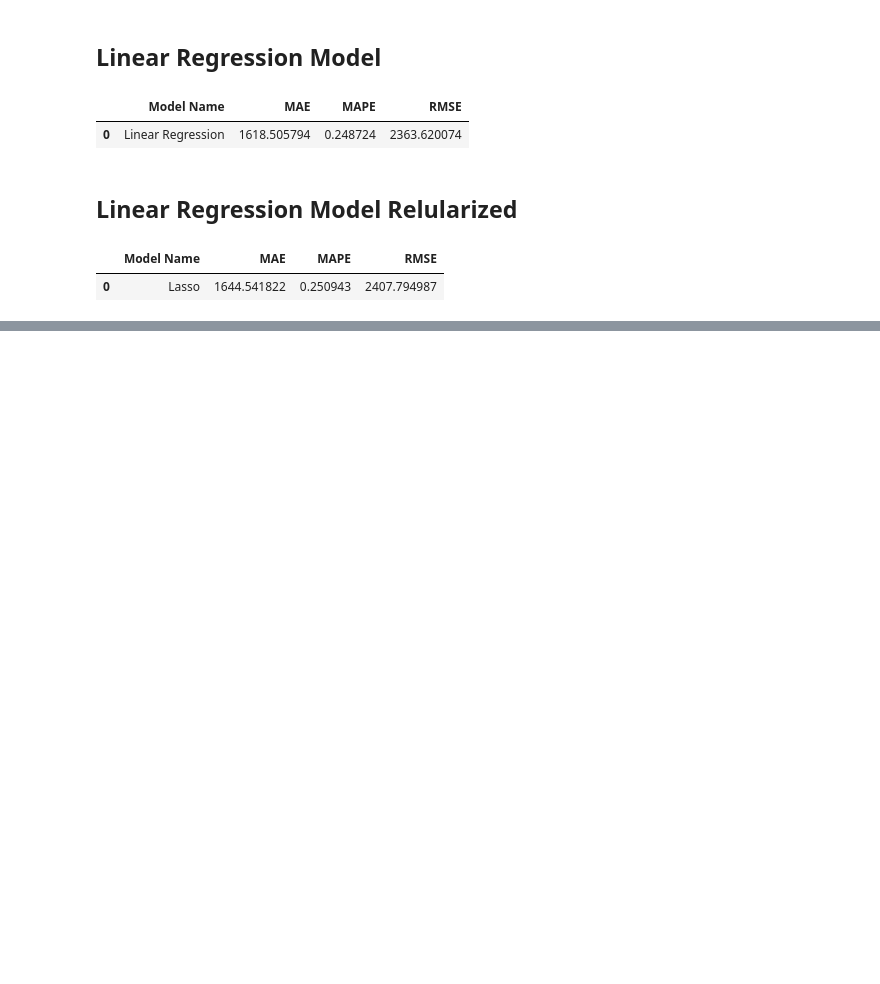
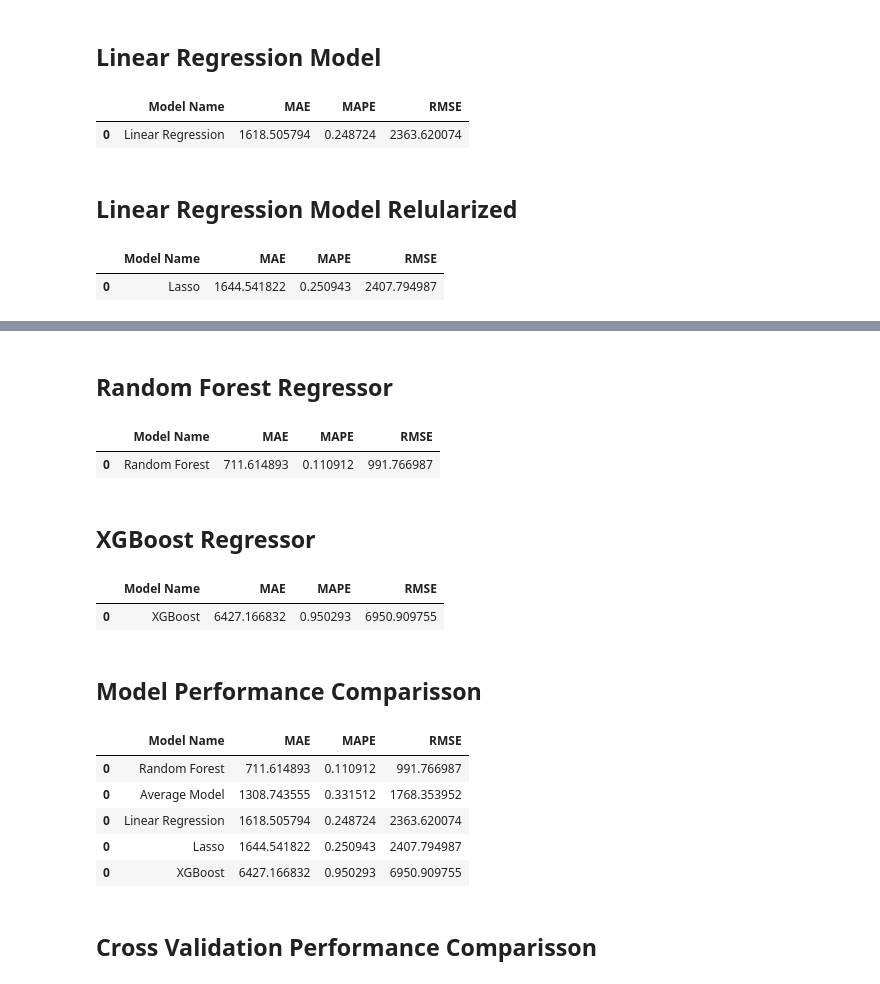
Before and after one commit to enerdb/Store-Sales-Prediction, a Jupyter notebook: store_sales_prediction.ipynb, the cells around one changed output, grey strips where cells are left out. Cells and saved outputs as stored; diff of their text form; code cells hidden in the pictures; blank space fills up the shorter version.

```diff
--- a/store_sales_prediction.ipynb
+++ b/store_sales_prediction.ipynb
@@ -7,8 +7,14 @@ Submissions are evaluated on the Root Mean Square Percentage Error.
 # %% [markdown]
 ## Initial Parameters
 # %%
-show_graphics = 0
-run_boruta = 0
+show_graphics = False
+
+run_boruta = False
+
+fine_tunning = False
+
+# store_fraction reduces the number of stores to train n times
+store_fraction = 17
 # %% [markdown]
 # 0.0 IMPORTS
 # %%
@@ -124,7 +179,7 @@ Most of the fields are self-explanatory. The following are descriptions for thos
 * Promo2Since[Year/Week] - describes the year and calendar week when the store started participating in Promo2
 * PromoInterval - describes the consecutive intervals Promo2 is started, naming the months the promotion is started anew. E.g. "Feb,May,Aug,Nov" means each round starts in February, May, August, November of any given year for that store
 # %%
-df1 = df_raw[df_raw['Store'] % 17 ==0].copy()
+df1 = df_raw[df_raw['Store'] % store_fraction ==0].copy()
 # %% [markdown]
 ## 1.1 Rename Columns
 # %%
@@ -796,0 +847,48 @@ lrr_result
+# %% [markdown]
+## Random Forest Regressor
+# %%
+# model
+rf = RandomForestRegressor(n_estimators=100, n_jobs=-1, random_state=42).fit(X_train, y_train)
+
+# prediction
+yhat_rf = rf.predict(X_test)
+
+# performance
+rf_result = ml_error('Random Forest', np.expm1(y_test), np.expm1(yhat_rf))
+rf_result
+# %% [output]
+|  | Model Name | MAE | MAPE | RMSE |
+| 0 | Random Forest | 711.614893 | 0.110912 | 991.766987 |
+# %% [markdown]
+## XGBoost Regressor
+# %%
+# model
+model_xgb = xgb.XGBRegressor(objective = 'reg:squarederror',
+                             n_estimators=100,
+                             eta = 0.01,
+                             subsample = 0.7
+                            ).fit(X_train, y_train)
+
+# prediction
+yhat_xgb = model_xgb.predict(X_test)
+
+# performance
+xgb_result = ml_error('XGBoost', np.expm1(y_test), np.expm1(yhat_xgb))
+xgb_result
+# %% [output]
+|  | Model Name | MAE | MAPE | RMSE |
+| 0 | XGBoost | 6427.166832 | 0.950293 | 6950.909755 |
+# %% [markdown]
+## Model Performance Comparisson
+# %%
+modeling_result = pd.concat([baseline_result, lr_result, lrr_result, rf_result, xgb_result])
+modeling_result.sort_values('RMSE')
+# %% [output]
+|  | Model Name | MAE | MAPE | RMSE |
+| 0 | Random Forest | 711.614893 | 0.110912 | 991.766987 |
+| 0 | Average Model | 1308.743555 | 0.331512 | 1768.353952 |
+| 0 | Linear Regression | 1618.505794 | 0.248724 | 2363.620074 |
+| 0 | Lasso | 1644.541822 | 0.250943 | 2407.794987 |
+| 0 | XGBoost | 6427.166832 | 0.950293 | 6950.909755 |
+# %% [markdown]
+## Cross Validation Performance Comparisson
```
Also changed, not shown: parts of 25 cells of this notebook.
